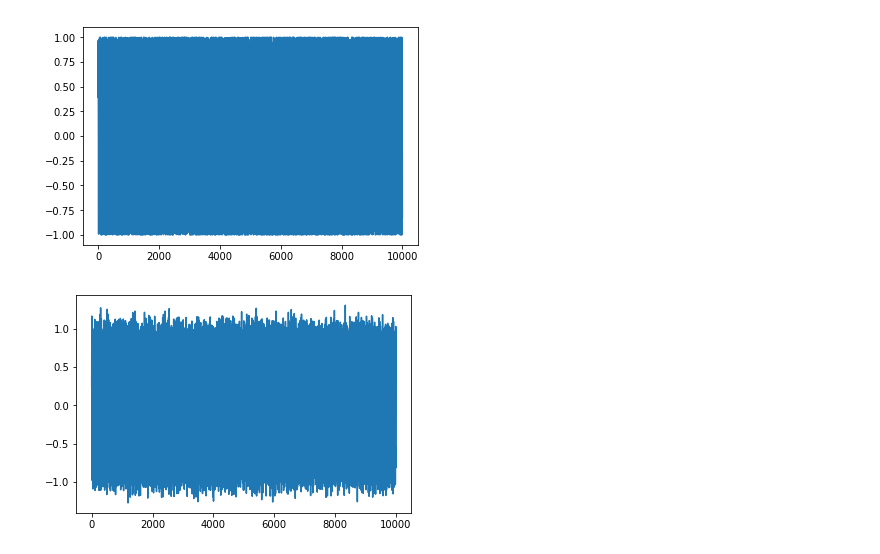
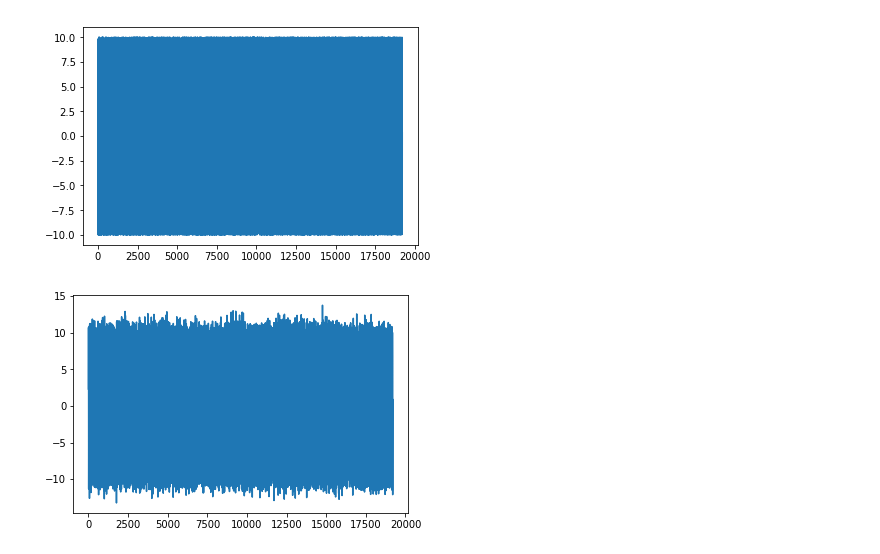
Before and after one commit to nuankw/Summer-Research-2018-Group, a Jupyter notebook: sample_generator.ipynb, the cells around one changed output. Cells and saved outputs as stored; diff of their text form; code cells hidden in the pictures.

```diff
--- a/sample_generator.ipynb
+++ b/sample_generator.ipynb
@@ -11,17 +11,17 @@ import random
 # %%
 %matplotlib inline
 # %%
-PG1 = Pattern_generator(series_length=10000, period=24, amplitude=1, std=0.1, ftype = np.sin, signal_type = ts.signals.Sinusoidal)
+PG1 = Pattern_generator(series_length=192*100, period=24, amplitude=10, std=1, ftype = np.sin, signal_type = ts.signals.Sinusoidal)
 PG1.plot()
 PG1.plot(False)
-#ptl = [(24,48)]
-#ml = [3]
-#PG1.bump(position_tuple_list = ptl, magnitude_list = ml, bump_the_smoother_line = True)
-#PG1.plot()
-#PG1.plot(False)
-#PG1.bump(position_tuple_list = ptl, magnitude_list = ml, bump_the_smoother_line = False)
-#PG1.plot()
-#PG1.plot(False)
+# ptl = [(2000,4000),(5000,6000)]
+# ml = [3,-2]
+# PG1.bump(position_tuple_list = ptl, magnitude_list = ml, bump_the_smoother_line = True)
+# PG1.plot()
+# PG1.plot(False)
+# PG1.bump(position_tuple_list = ptl, magnitude_list = ml, bump_the_smoother_line = False)
+# PG1.plot()
+# PG1.plot(False)
 # %% [output]
-[figure, old version]
+[figure, new version]
-[figure, old version]
+[figure, new version]
```
Also changed, not shown: parts of 6 cells of this notebook.
